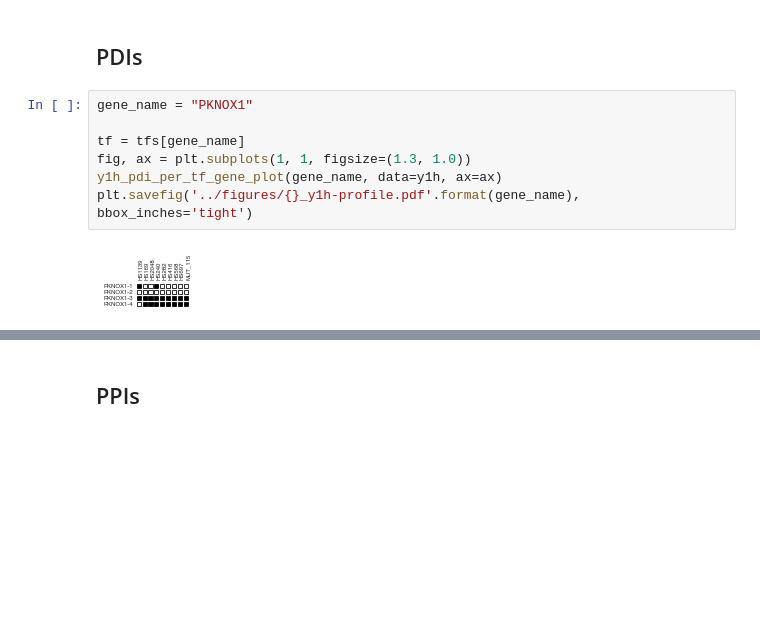
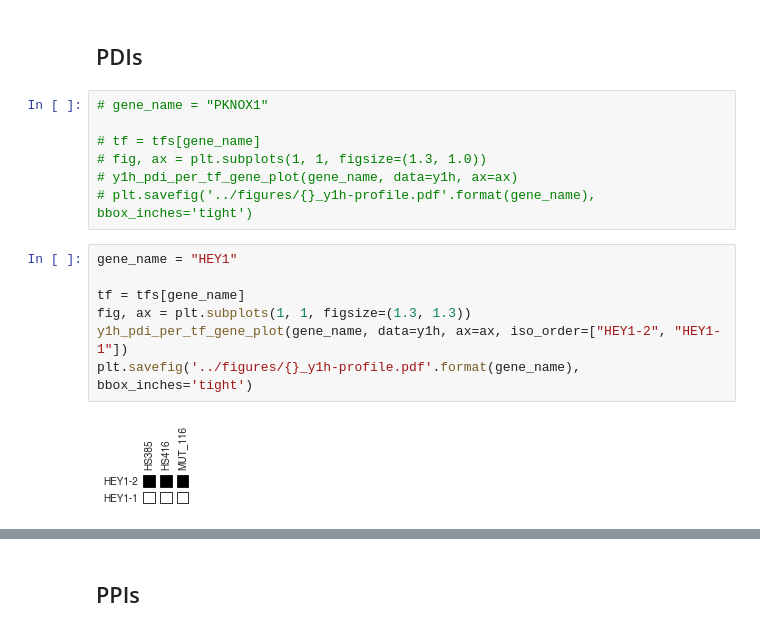
Before and after one commit to CCSB-DFCI/TF_isoforms_paper, a Jupyter notebook: src/iso_main_figures.ipynb, the cells around one changed output, grey strips where cells are left out. Drawn from its saved outputs; the diff is of its cells as text; blank space fills up the shorter version.

```diff
--- a/src/iso_main_figures.ipynb
+++ b/src/iso_main_figures.ipynb
@@ -48,12 +48,19 @@ len([orf for tf in tfs.values() for orf in tf.orfs])
 # %% [markdown]
 ## PDIs
 # %%
-gene_name = "PKNOX1"
+# gene_name = "PKNOX1"
 
-tf = tfs[gene_name]
-fig, ax = plt.subplots(1, 1, figsize=(1.3, 1.0))
-y1h_pdi_per_tf_gene_plot(gene_name, data=y1h, ax=ax)
-plt.savefig('../figures/{}_y1h-profile.pdf'.format(gene_name), bbox_inches='tight')
+# tf = tfs[gene_name]
+# fig, ax = plt.subplots(1, 1, figsize=(1.3, 1.0))
+# y1h_pdi_per_tf_gene_plot(gene_name, data=y1h, ax=ax)
+# plt.savefig('../figures/{}_y1h-profile.pdf'.format(gene_name), bbox_inches='tight')
-# %% [output]
-[figure, removed]
+# %%
+gene_name = "HEY1"
+
+tf = tfs[gene_name]
+fig, ax = plt.subplots(1, 1, figsize=(1.3, 1.3))
+y1h_pdi_per_tf_gene_plot(gene_name, data=y1h, ax=ax, iso_order=["HEY1-2", "HEY1-1"])
+plt.savefig('../figures/{}_y1h-profile.pdf'.format(gene_name), bbox_inches='tight')
+# %% [output]
+[figure, added]
 # %%
```
Also changed, not shown: parts of 11 cells of this notebook, 18 other files.
